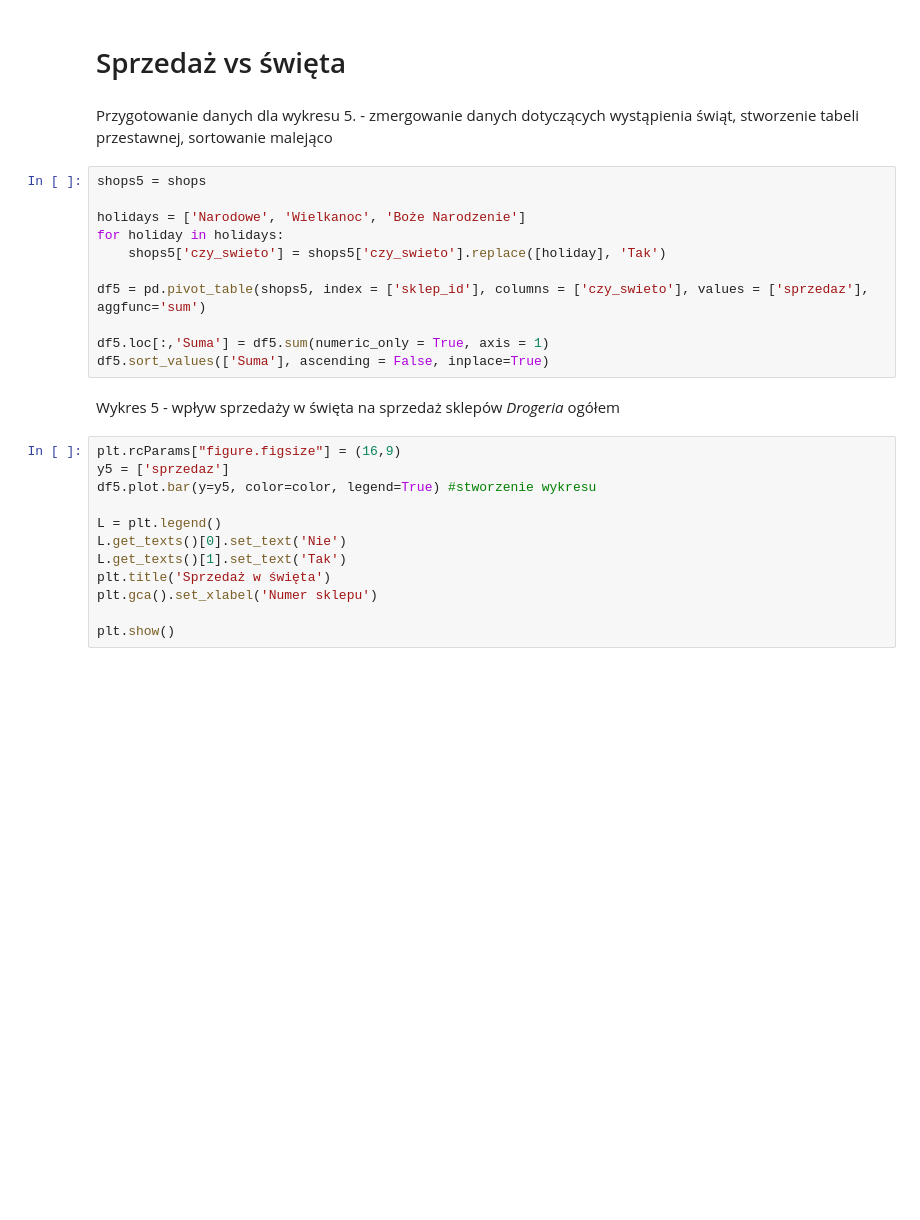
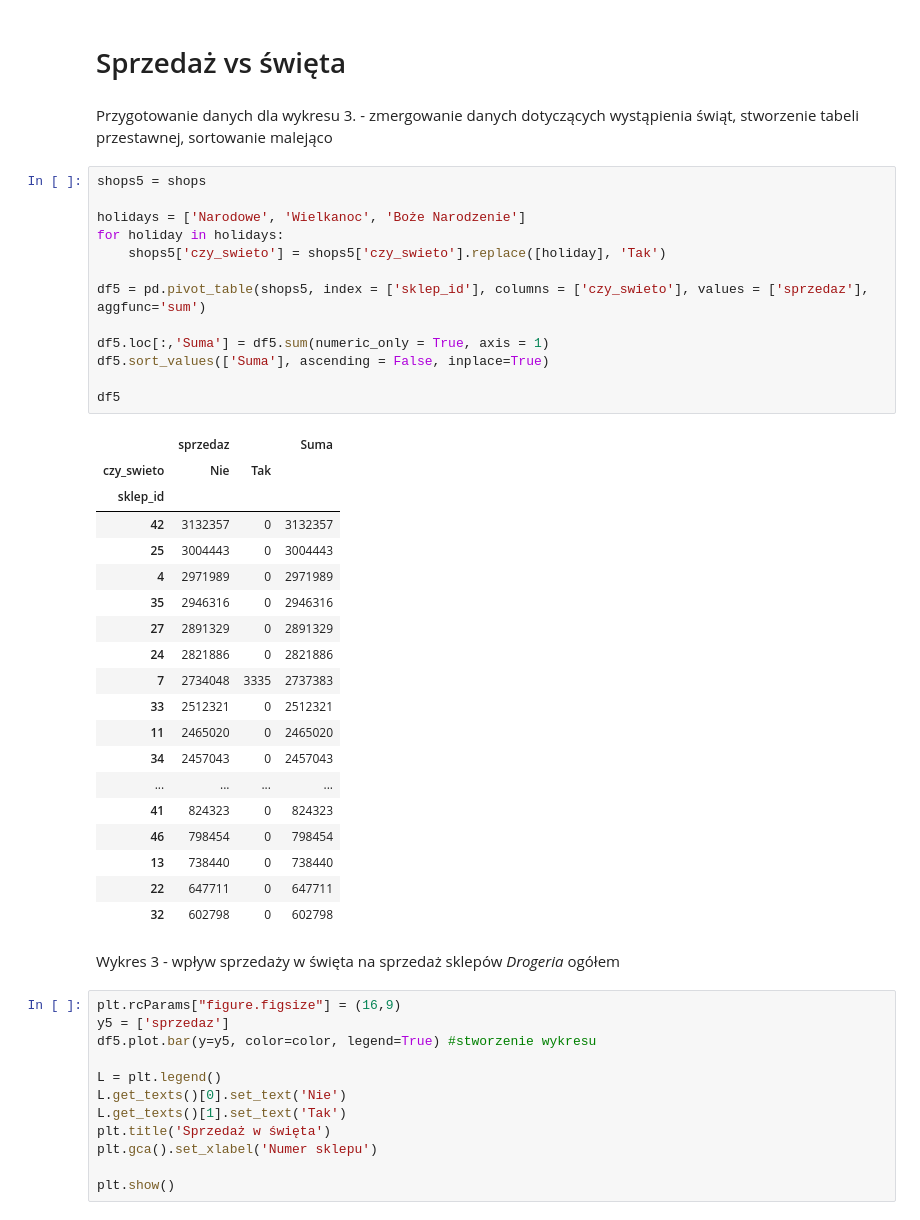
Before and after one commit to justynamatejkowska/wizualizacja_py, a Jupyter notebook: Wizualizacja_py_Matejkowska_Lewandowska.ipynb, the cells around one changed output. Drawn from its saved outputs; the diff is of its cells as text; blank space fills up the shorter version.

```diff
--- a/Wizualizacja_py_Matejkowska_Lewandowska.ipynb
+++ b/Wizualizacja_py_Matejkowska_Lewandowska.ipynb
@@ -126,20 +126,42 @@ plt.show()
 # %% [markdown]
 # Sprzedaż vs święta
 # %% [markdown]
-Przygotowanie danych dla wykresu 5. - zmergowanie danych dotyczących wystąpienia świąt, stworzenie tabeli przestawnej, sortowanie malejąco
+Przygotowanie danych dla wykresu 3. - zmergowanie danych dotyczących wystąpienia świąt, stworzenie tabeli przestawnej, sortowanie malejąco
 # %%
 shops5 = shops
 
 holidays = ['Narodowe', 'Wielkanoc', 'Boże Narodzenie']
 for holiday in holidays:
     shops5['czy_swieto'] = shops5['czy_swieto'].replace([holiday], 'Tak')
 
 df5 = pd.pivot_table(shops5, index = ['sklep_id'], columns = ['czy_swieto'], values = ['sprzedaz'], aggfunc='sum')
 
 df5.loc[:,'Suma'] = df5.sum(numeric_only = True, axis = 1)
 df5.sort_values(['Suma'], ascending = False, inplace=True)
+
+df5
+# %% [output]
+|  | sprzedaz |  | Suma |
+| czy_swieto | Nie | Tak |  |
+| sklep_id |  |  |  |
+| 42 | 3132357 | 0 | 3132357 |
+| 25 | 3004443 | 0 | 3004443 |
+| 4 | 2971989 | 0 | 2971989 |
+| 35 | 2946316 | 0 | 2946316 |
+| 27 | 2891329 | 0 | 2891329 |
+| 24 | 2821886 | 0 | 2821886 |
+| 7 | 2734048 | 3335 | 2737383 |
+| 33 | 2512321 | 0 | 2512321 |
+| 11 | 2465020 | 0 | 2465020 |
+| 34 | 2457043 | 0 | 2457043 |
+| ... | ... | ... | ... |
+| 41 | 824323 | 0 | 824323 |
+| 46 | 798454 | 0 | 798454 |
+| 13 | 738440 | 0 | 738440 |
+| 22 | 647711 | 0 | 647711 |
+| 32 | 602798 | 0 | 602798 |
 # %% [markdown]
-Wykres 5 - wpływ sprzedaży w święta na sprzedaż sklepów *Drogeria* ogółem
+Wykres 3 - wpływ sprzedaży w święta na sprzedaż sklepów *Drogeria* ogółem
 # %%
 plt.rcParams["figure.figsize"] = (16,9)
 y5 = ['sprzedaz']
```
Also changed, not shown: parts of 10 cells of this notebook.
